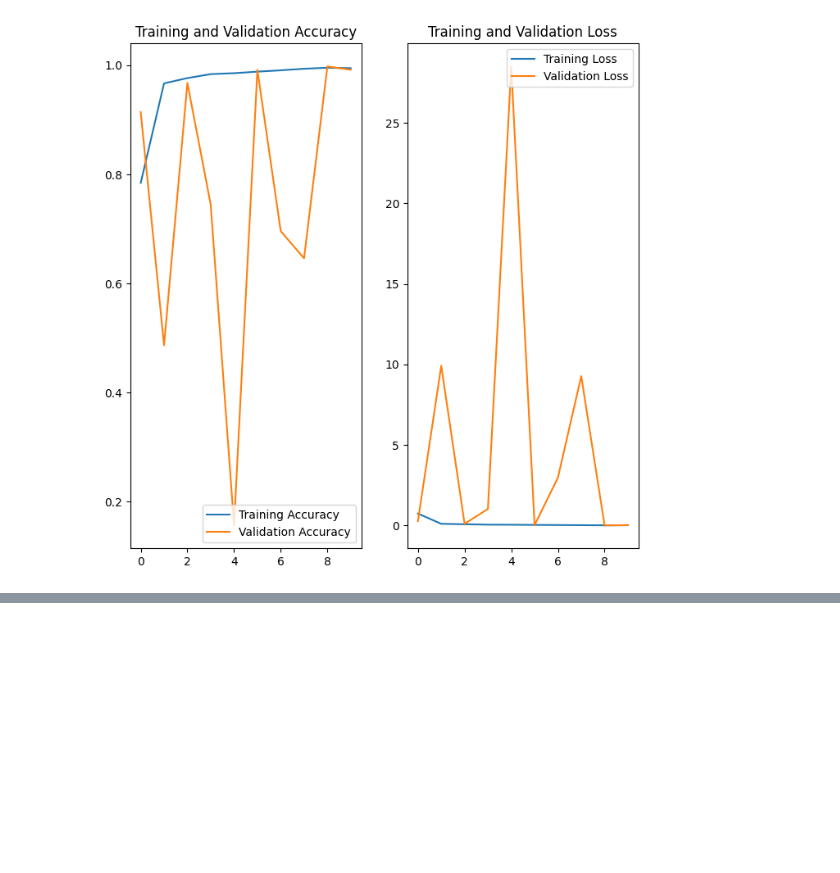
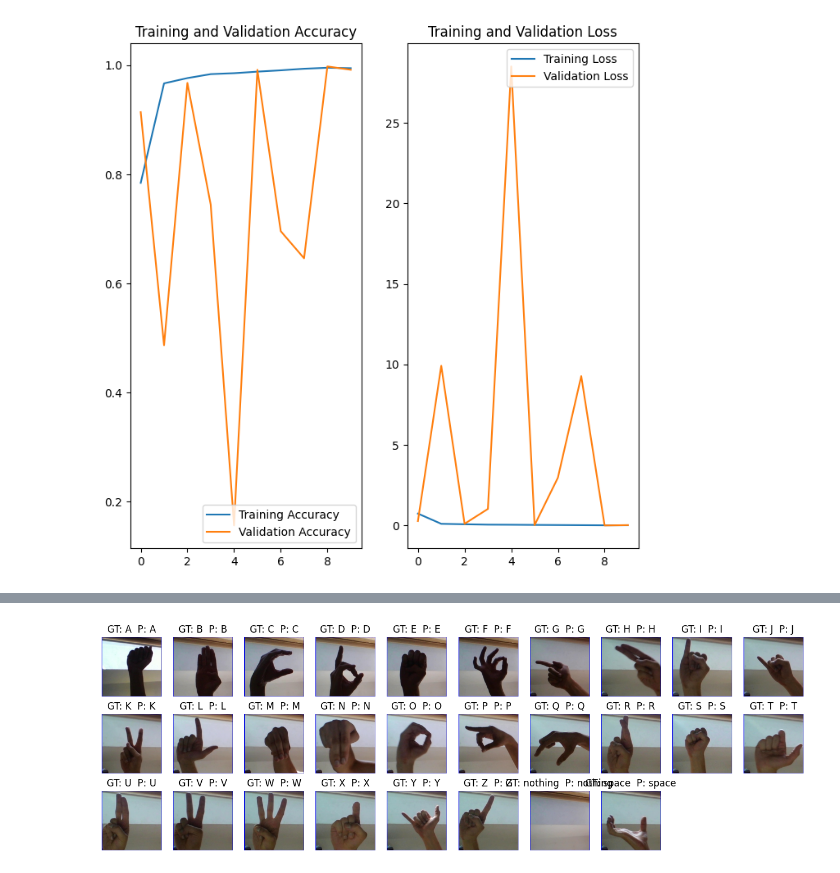
Before and after one commit to aarush-umap/asl-alphabet-classification, a Jupyter notebook: classification_google.ipynb, the cells around one changed output, grey strips where cells are left out. Saved outputs shown, nothing was run; the diff lists cells and outputs as text; code cells hidden in the pictures; blank space fills up the shorter version.

Commit message:
Load model and evaluate on test data

```diff
--- a/classification_google.ipynb
+++ b/classification_google.ipynb
@@ -449,3 +449,7 @@ plt.title('Training and Validation Loss')
 plt.show()
 # %% [output]
 [figure]
+# %%
+testNet50 = Sequential ([layers.Rescaling(1./255),
+                     ResNet50(num_classes=29)])
+testNet50.load_weights('/content/drive/My Drive/asl-alphabet/best_weights')
@@ -451,0 +458,3 @@ plt.show()
+# %%
+prediction = testNet50.predict(tf.zeros([1,224,224,3]))
+print(prediction)
@@ -451,0 +471,18 @@ plt.show()
+# %%
+plt.figure(figsize=(16,5))
+classes_without_del = [c for c in classes if c != 'del']
+for i in range(28):
+  ax = plt.subplot(3, 10, i + 1)
+  path = TEST_DIR + f"/{classes_without_del[i]}_test.jpg"
+  img = tf.keras.utils.load_img(
+    path, target_size=(img_height, img_width)
+  )
+  img_array = tf.keras.utils.img_to_array(img)
+  img_array = tf.expand_dims(img_array, 0)
+  prediction = testNet50(img_array)
+  predicted_class = classes[np.argmax(prediction)]
+  plt.imshow(plt.imread(path))
+  plt.title(f'GT: {classes_without_del[i]}  P: {predicted_class}')
+  plt.axis("off")
+# %% [output]
+[figure, added]
```
Also changed, not shown: parts of 2 cells of this notebook.
